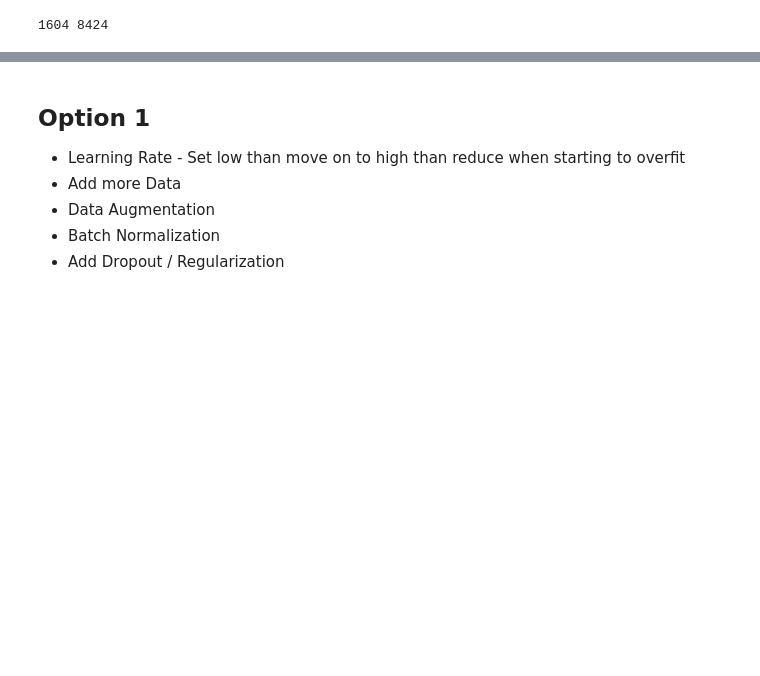
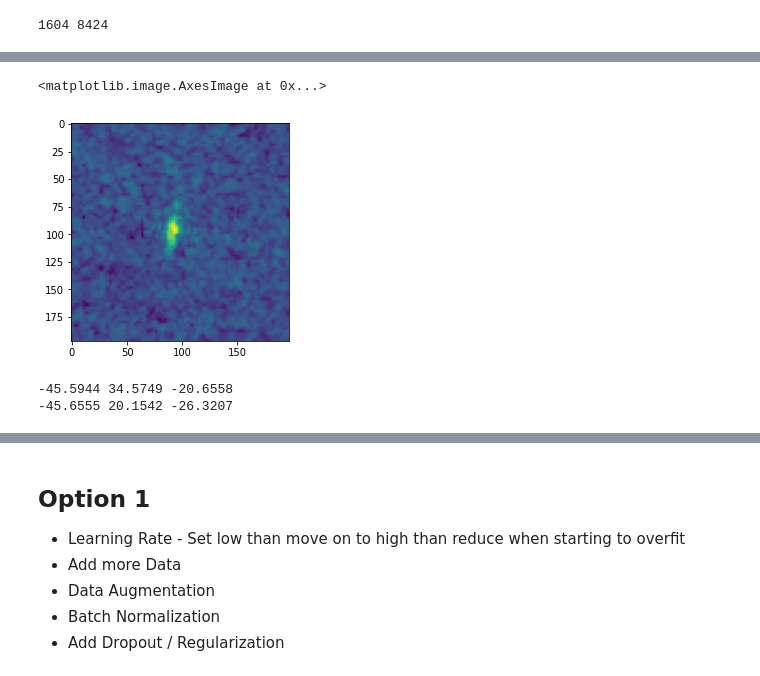
Before and after one commit to chenjennhaur/machinelearning, a Jupyter notebook: kaggle/iceberg/iceberg.ipynb, the cells around one changed output, grey strips where cells are left out. Cells and saved outputs as stored; diff of their text form; code cells hidden in the pictures; blank space fills up the shorter version.

```diff
--- a/kaggle/iceberg/iceberg.ipynb
+++ b/kaggle/iceberg/iceberg.ipynb
@@ -97,3 +118,14 @@ train_angle = train['inc_angle']
+# %%
+plt.imshow(train_image_resize[0][:,:,0])
+# %% [output]
+<matplotlib.image.AxesImage at 0x...>
+[figure, added]
+# %%
+print(X_band_1.min(),X_band_1.max(),X_band_1.mean())
+print(X_band_2.min(),X_band_2.max(),X_band_2.mean())
+# %% [output]
+-45.5944 34.5749 -20.6558
+-45.6555 20.1542 -26.3207
 # %%
 X_band_test_1=np.array([np.array(band).astype(np.float32).reshape(75, 75) for band in test["band_1"]])
 X_band_test_2=np.array([np.array(band).astype(np.float32).reshape(75, 75) for band in test["band_2"]])
```
Also changed, not shown: parts of 27 cells of this notebook.
